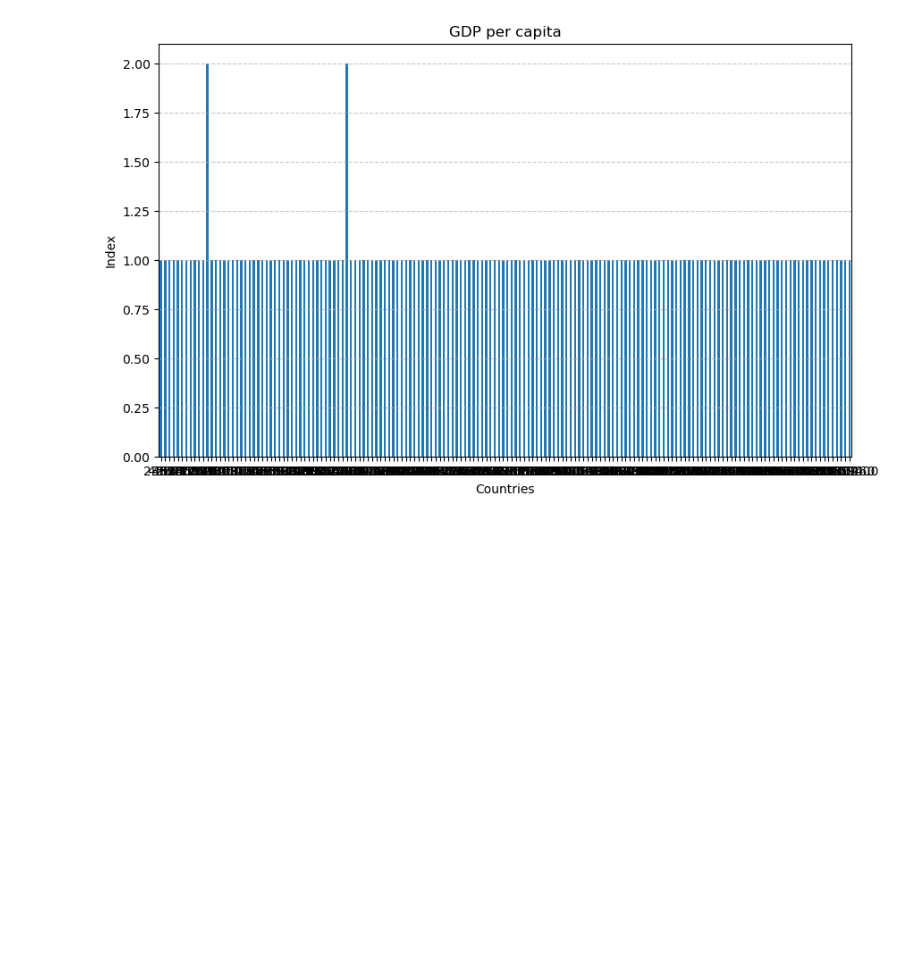
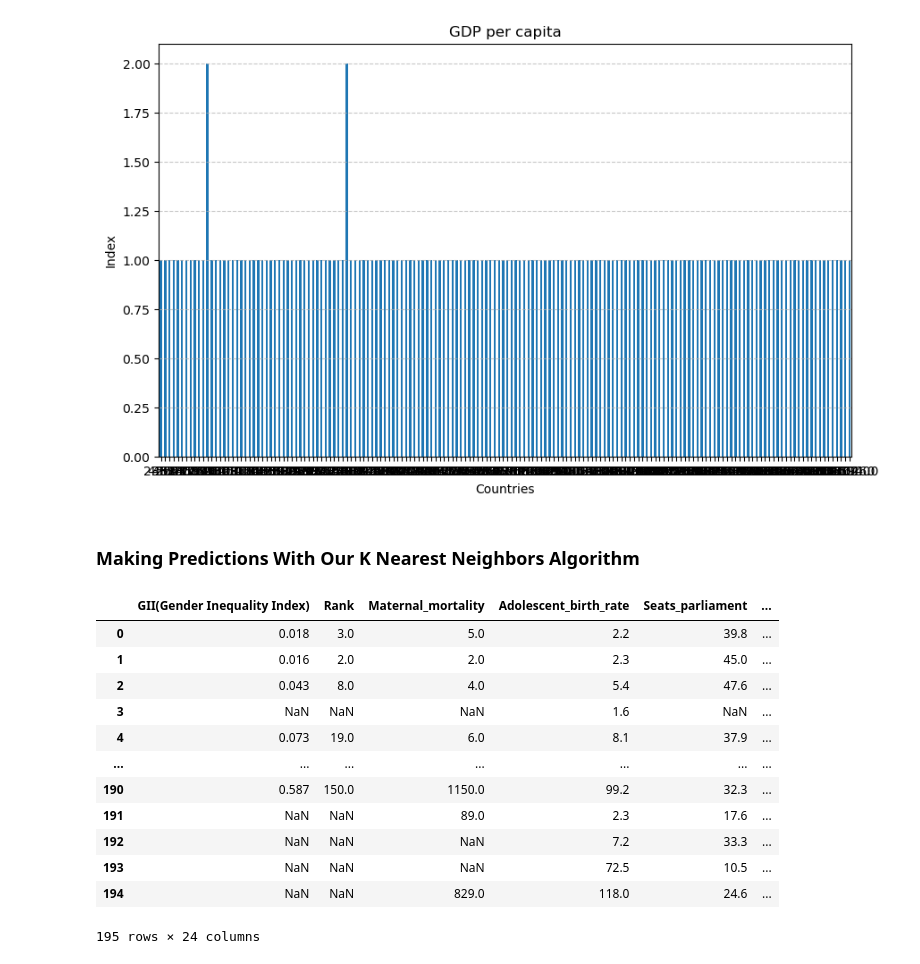
Before and after one commit to cmeddata/MeasuringEconomicEmpowermentOfWomen, a Jupyter notebook: MockDataJam2.ipynb, the cells around one changed output. Drawn from its saved outputs; the diff is of its cells as text; code cells hidden in the pictures; blank space fills up the shorter version.

```diff
--- a/MockDataJam2.ipynb
+++ b/MockDataJam2.ipynb
@@ -19,6 +19,8 @@ import matplotlib.pyplot as plt
 ## Graphs of Each Factor:
 # %%
 df = pd.read_csv("EconomicEmpowermentOfWomen.csv")
+# %%
+dfr = pd.read_csv("RawDataEcon.csv")
 # %%
 def HD_Analysis(data):
     HD = df['Human_development'].value_counts().sort_index()
@@ -287,0 +288,27 @@ plt.show()
+# %% [markdown]
+### Making Predictions With Our K Nearest Neighbors Algorithm
+# %%
+import pandas #fixed
+from sklearn.impute import KNNImputer
+
+dfr.replace('', pd.NA, inplace=True)
+
+imputer = KNNImputer(n_neighbors=3)
+
+dfr_full = pd.DataFrame(imputer.fit_transform(dfr), columns=dfr.columns)
+
+display(dfr)
+# %% [output]
+|  | GII(Gender Inequality Index) | Rank | Maternal_mortality | Adolescent_birth_rate | Seats_parliament | ... |
+| 0 | 0.018 | 3.0 | 5.0 | 2.2 | 39.8 | ... |
+| 1 | 0.016 | 2.0 | 2.0 | 2.3 | 45.0 | ... |
+| 2 | 0.043 | 8.0 | 4.0 | 5.4 | 47.6 | ... |
+| 3 | NaN | NaN | NaN | 1.6 | NaN | ... |
+| 4 | 0.073 | 19.0 | 6.0 | 8.1 | 37.9 | ... |
+| ... | ... | ... | ... | ... | ... | ... |
+| 190 | 0.587 | 150.0 | 1150.0 | 99.2 | 32.3 | ... |
+| 191 | NaN | NaN | 89.0 | 2.3 | 17.6 | ... |
+| 192 | NaN | NaN | NaN | 7.2 | 33.3 | ... |
+| 193 | NaN | NaN | NaN | 72.5 | 10.5 | ... |
+| 194 | NaN | NaN | 829.0 | 118.0 | 24.6 | ... |
+195 rows × 24 columns
```
Also changed, not shown: parts of 2 cells of this notebook.
